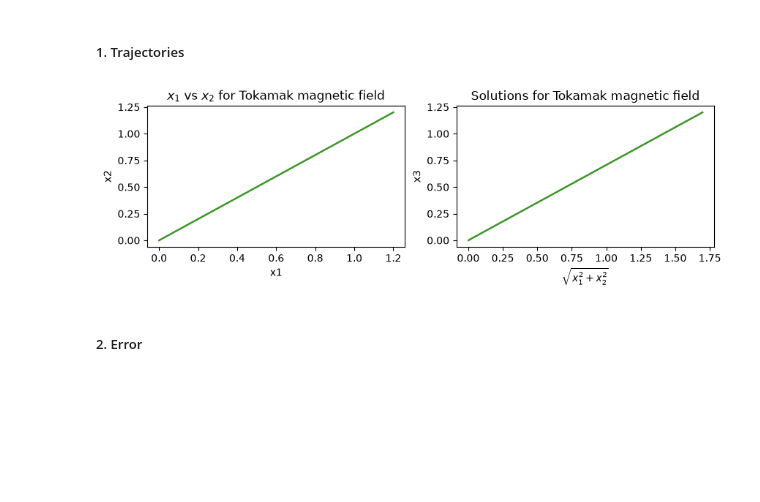
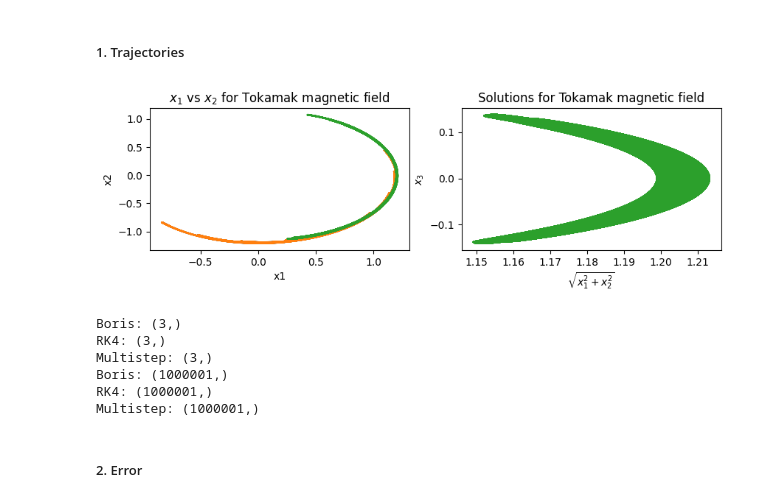
Before and after one commit to einaraarnaes/Project_2_TMA4215, a Jupyter notebook: report.ipynb, the cells around one changed output. Saved outputs shown, nothing was run; the diff lists cells and outputs as text; code cells hidden in the pictures; blank space fills up the shorter version.

```diff
--- a/report.ipynb
+++ b/report.ipynb
@@ -323,23 +337,36 @@ t_T_multi, x_T_multi, v_T_multi = multistep(x_0_T, v_0_T, T, h, A_T, div_U_T)
 ##### 1. Trajectories
 # %%
 def R(x):
-    return np.sqrt(x[0, :]**2 + x[1, :]**2)
+    return np.sqrt(x[:, 0]**2 + x[:, 1]**2)
 
 fig, axs = plt.subplots(nrows = 1, ncols = 2, figsize = (10, 2.5))
-axs[0].plot(x_T_boris[0, :], x_T_boris[1, :], label = "Boris method")
-axs[0].plot(x_T_RK[0, :], x_T_RK[1, :], label = "RK4")
-axs[0].plot(x_T_multi[0, :], x_T_multi[1, :], label = "Multistep")
+axs[0].plot(x_T_boris[:, 0], x_T_boris[:, 1], label = "Boris method")
+axs[0].plot(x_T_RK[:, 0], x_T_RK[:, 1], label = "RK4")
+axs[0].plot(x_T_multi[:, 0], x_T_multi[:, 1], label = "Multistep")
 
-axs[1].plot(R(x_T_boris) , x_T_boris[2, :], label = "Boris method")
-axs[1].plot(R(x_T_RK), x_T_RK[2, :], label = "RK4")
-axs[1].plot(R(x_T_multi), x_T_multi[2, :], label = "Multistep")
+axs[1].plot(R(x_T_boris) , x_T_boris[:, 2], label = "Boris method")
+axs[1].plot(R(x_T_RK), x_T_RK[:, 2], label = "RK4")
+axs[1].plot(R(x_T_multi), x_T_multi[:, 2], label = "Multistep")
 
 axs[0].set(xlabel = "x1", ylabel = "x2", title = r"$x_1$ vs $x_2$ for Tokamak magnetic field")
 axs[1].set(xlabel = r"$\sqrt{x_1^2+x_2^2}$", ylabel = "$x_3$", title = "Solutions for Tokamak magnetic field")
 
 plt.show()
+
+print("Boris:", x_T_boris[0, :].shape)
+print("RK4:", x_T_RK[0, :].shape)
+print("Multistep:", x_T_multi[0, :].shape)
+print("Boris:", x_T_boris[:, 0].shape)
+print("RK4:", x_T_RK[:, 0].shape)
+print("Multistep:", x_T_multi[:, 0].shape)
 # %% [output]
-[figure, old version]
+[figure, new version]
+Boris: (3,)
+RK4: (3,)
+Multistep: (3,)
+Boris: (1000001,)
+RK4: (1000001,)
+Multistep: (1000001,)
 # %% [markdown]
 ##### 2. Error
 # %% [markdown]
```
Also changed, not shown: parts of 3 cells of this notebook.
